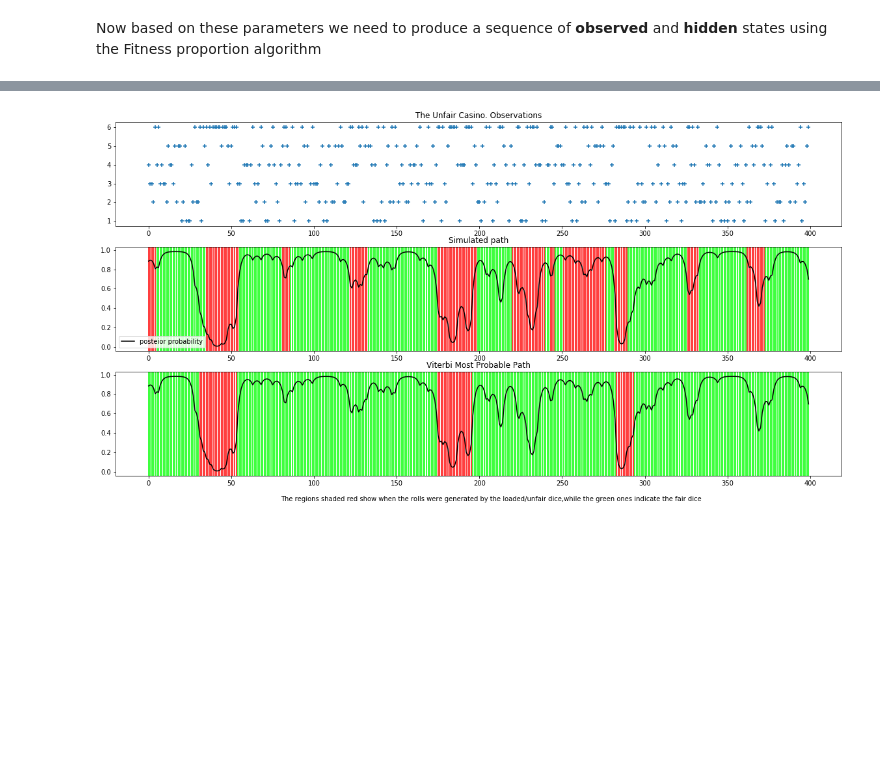
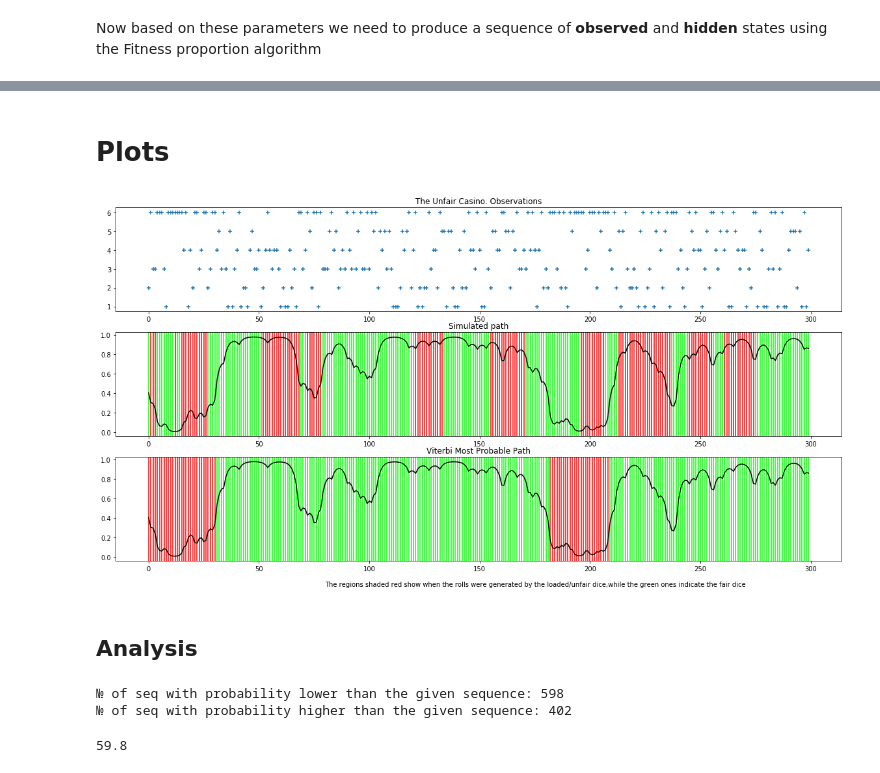
Before and after one commit to adewale-adebayo/HMM, a Jupyter notebook: HMM_Unfair casino.ipynb, the cells around one changed output, grey strips where cells are left out. Drawn from its saved outputs; the diff is of its cells as text; code cells hidden in the pictures; blank space fills up the shorter version.

```diff
--- a/HMM_Unfair casino.ipynb
+++ b/HMM_Unfair casino.ipynb
@@ -33,7 +36,7 @@ pi = np.loadtxt('/Users/adewaleadebayo/Documents/Complex computation programming
 states = ['Fair', 'Unfair']
 states1 =['F','L']
 observations = [1,2,3,4,5,6]
-L=num_simulations = 400
+L=num_simulations = 300
 
 P = np.asarray([[0.95, 0.05],  # Transition matrix between the hidden states
              [0.10, 0.90]])
@@ -52,7 +55,7 @@ def select_state(weights):
 
     Returns to next state by using the fitness proportion algoritm with the initial distribution as weights
     """
-    value = sum(weights) * random.random()
+    value = sum(weights) * np.random.random()
     for i,w in enumerate(weights):
         value -= w
         if value < 0 :
@@ -96,11 +99,6 @@ def generate_observations(hid_seq, E):
     obs = [None] *L
 
     for i in range(L):
-        obs[i] = select_state(O[hid_seq[i]])
+        obs[i] = select_state(E[hid_seq[i]])
 
     return obs
-
-
-hid_seq = np.asarray(generate_hidden_seq(pi,P,L))
-obs_seq = np.asarray(generate_observations(hid_seq, E))
-x = obs_seq
@@ -240,0 +270,6 @@ b = backward(obs_seq)
+# %%
+hmm=modelHMM(pi,P,E)
+most_prob_path  = hmm.viterbi(obs_seq)
+posterior_probs = hmm.posterior(obs_seq)
+f,pf = hmm.forward(obs_seq)
+b,pb = hmm.backward(obs_seq)
@@ -254,34 +294,65 @@ Viterbi most likely path:
+# %% [markdown]
+# Plots
 # %%
 obs= np.array([observations[i] for i in obs_seq])
 hidden_states = np.array([states[i] for i in hid_seq])
 vit_states = np.array([states[i] for i in most_prob_path])
 
 a= range(L)
 fig, ax = plt.subplots(3,1, figsize=(20,10))
 plt.subplot(3,1,1)
 plt.scatter(a,obs,marker='+')
 plt.title('The Unfair Casino. Observations')
 
-#######Simulated, which die was used (truth)####################
+######Simulated, which die was used (truth)####################
 plt.subplot(3,1,2)
 plt.title('Simulated path')
 for i in range(L):
     if hidden_states[i] == 'Fair':
         plt.axvline(x = i, color ='lime' )
     else:
         plt.axvline(x = i, color = 'red')
-plt.plot(a,post_probs[:,0],color = 'black', label= 'posteior probability')
-plt.legend()
+plt.plot(a,posterior_probs[:,0],color = 'black', label= 'posteior probability')
+# plt.legend()
 ########Most probable path (viterbi)#######################
 plt.subplot(3,1,3)
 plt.title('Viterbi Most Probable Path')
 for i in range(L):
     if  vit_states[i] == 'Fair':
         plt.axvline(x = i, color ='lime', label='Fair')
     else:
         plt.axvline(x = i, color = 'red', label= 'Unfair')
-plt.plot(a,post_probs[:,0],color = 'black')
+plt.plot(a,posterior_probs[:,0],color = 'black')
 plt.text(80,-0.3, 'The regions shaded red show when the rolls were generated by the loaded/unfair dice,while the green ones indicate the fair dice')
 plt.savefig('sim_path.png')
 # %% [output]
-[figure, old version]
+[figure, new version]
+# %% [markdown]
+##  Analysis
+# %%
+seq = []              # Contains 1000 random sequences of length L
+for i in range(1000):
+    h = generate_hidden_seq(pi,P,L)    # hidden seq
+
+    o = np.asarray(generate_observations(h, E)) # observation sequence
+    seq.append(o)
+
+pp = []                 # Contains the forward probabilities for each of the 1000 sequences
+for s in seq:
+    p = hmm.observaion_prob(s)         # forward probability of each of the 1000 sequences
+    pp.append(p)
+
+count1 = 0              # Number of sequences with  probabilities lower than that of the control sequence
+for p in pp:
+    if p < pf:
+        count1 += 1
+
+print ("№ of seq with probability lower than the given sequence:",count1)
+print ("№ of seq with probability higher than the given sequence:",1000-count1)
+# %% [output]
+№ of seq with probability lower than the given sequence: 598
+№ of seq with probability higher than the given sequence: 402
+# %%
+count1/1000 * 100      # percentage of the sequence with probability lower than the control sequence
+# %% [output]
+59.8
```
Also changed, not shown: parts of 22 cells of this notebook.
